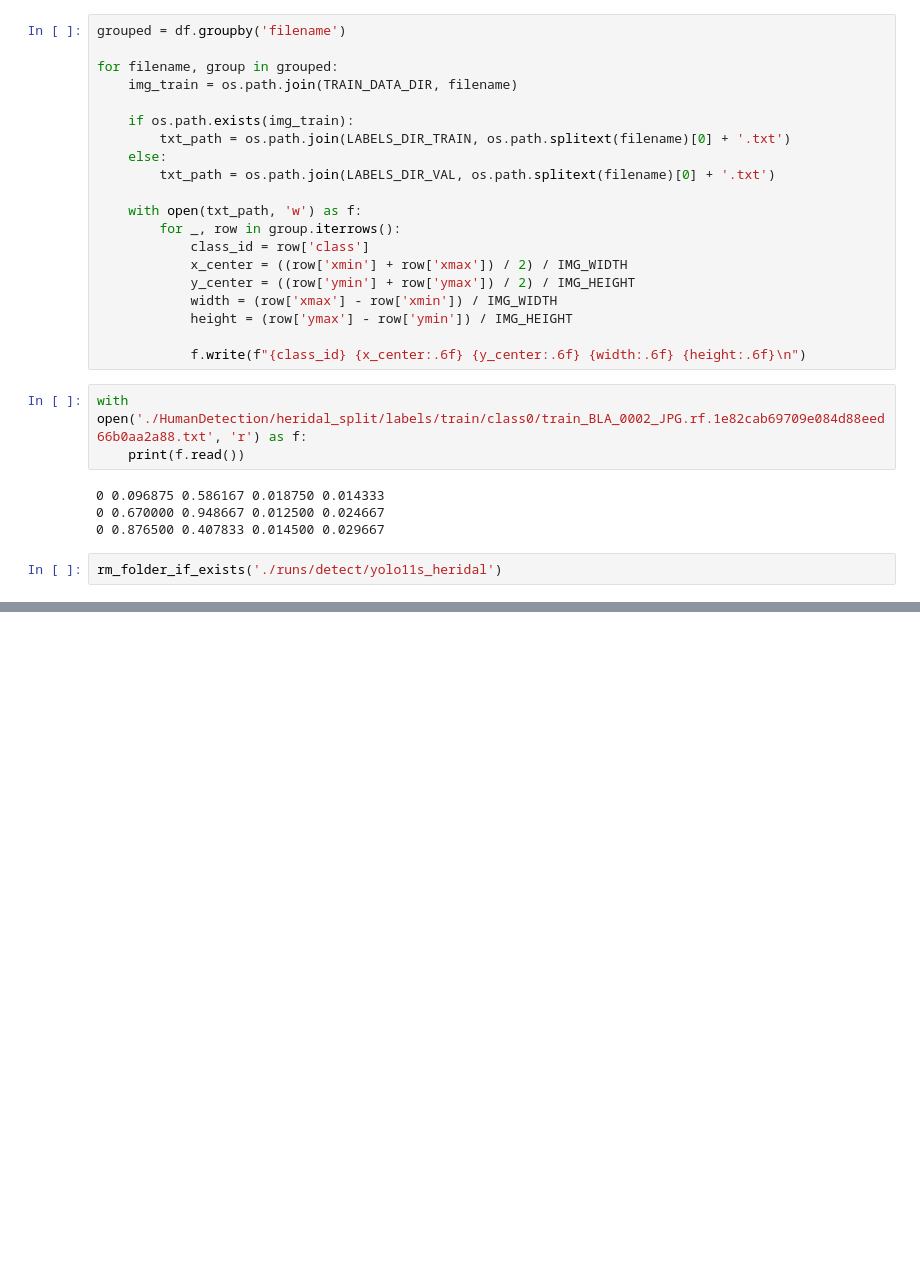
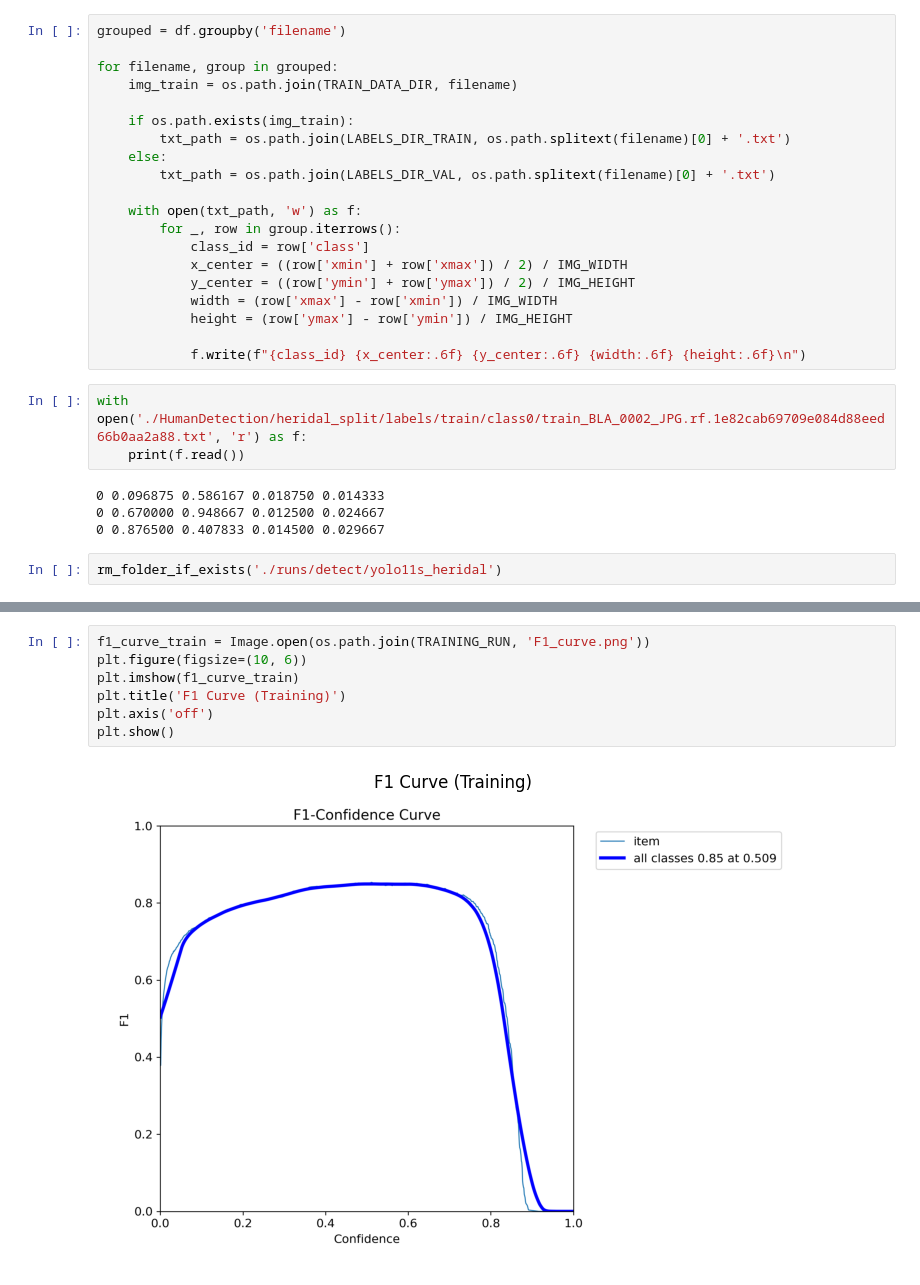
Before and after one commit to 703lovelost/AerialHumanDetection, a Jupyter notebook: AerialHumanDetection.ipynb, the cells around one changed output, grey strips where cells are left out. Saved outputs shown, nothing was run; the diff lists cells and outputs as text; blank space fills up the shorter version.

```diff
--- a/AerialHumanDetection.ipynb
+++ b/AerialHumanDetection.ipynb
@@ -213,0 +237,9 @@ KeyboardInterrupt:
+# %%
+f1_curve_train = Image.open(os.path.join(TRAINING_RUN, 'F1_curve.png'))
+plt.figure(figsize=(10, 6))
+plt.imshow(f1_curve_train)
+plt.title('F1 Curve (Training)')
+plt.axis('off')
+plt.show()
+# %% [output]
+[figure, added]
```
Also changed, not shown: parts of 12 cells of this notebook, 2 other files.
